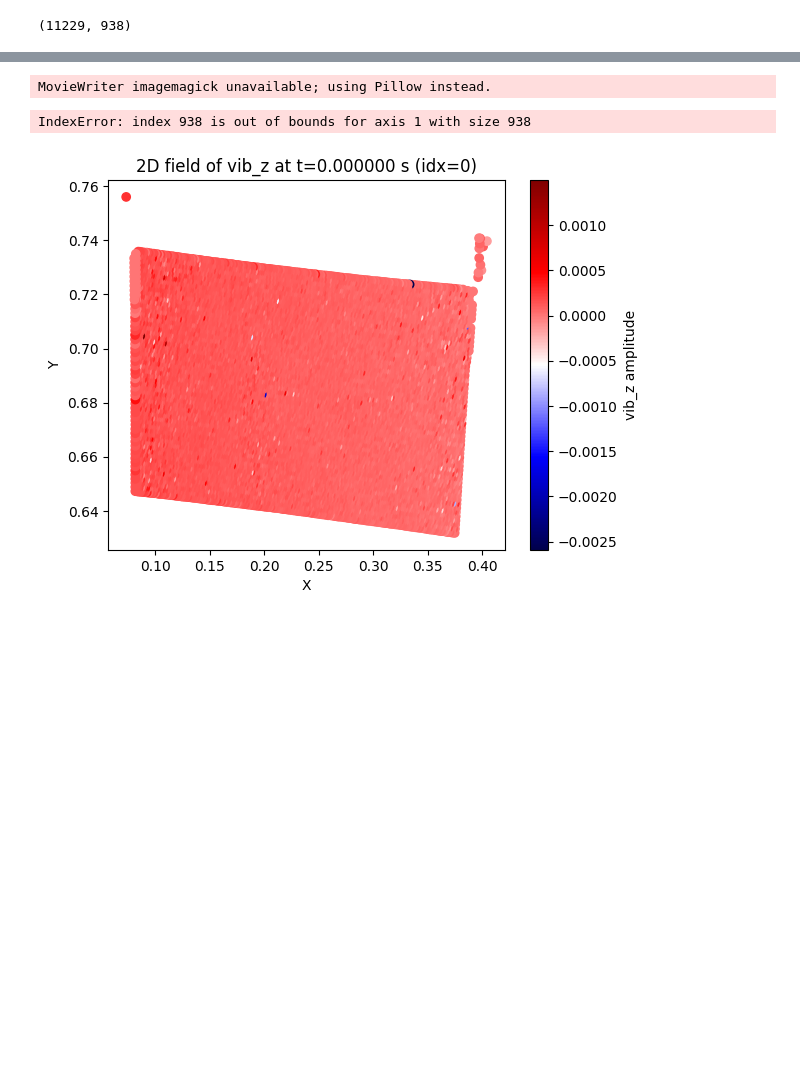
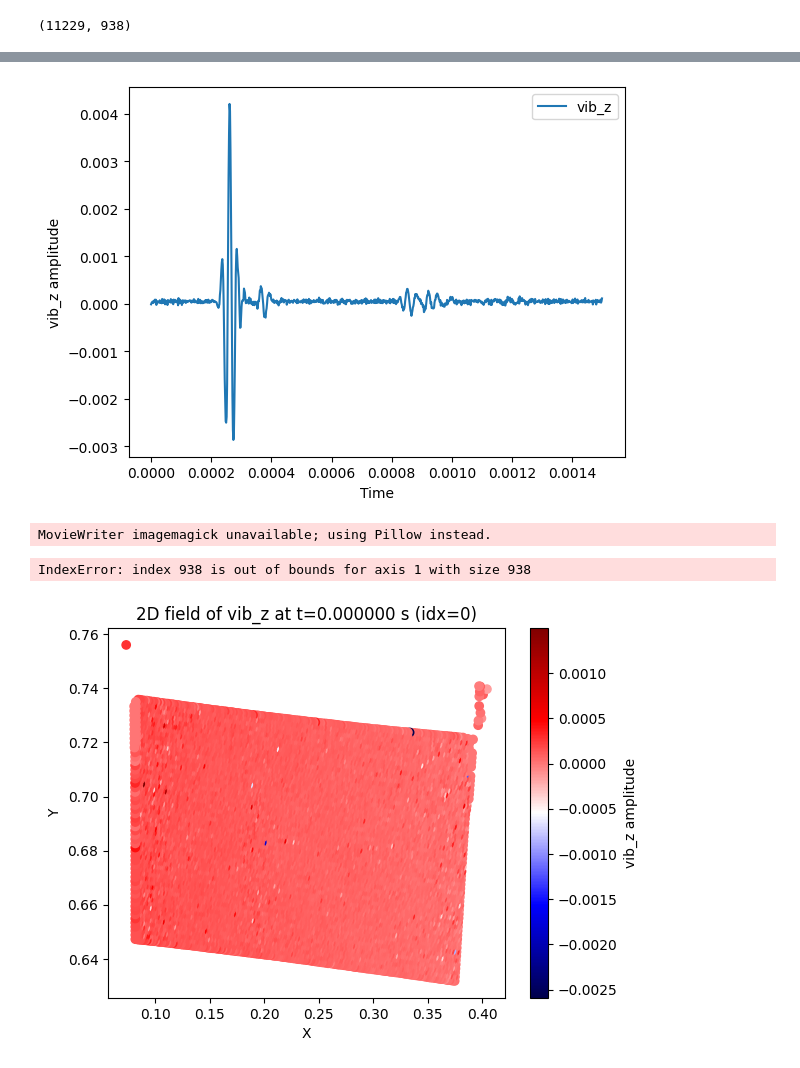
Before and after one commit to armercier/Hybrid-OED, a Jupyter notebook: src/scripts/load_data_LDV.ipynb, the cells around one changed output, grey strips where cells are left out. Saved outputs shown, nothing was run; the diff lists cells and outputs as text; code cells hidden in the pictures; blank space fills up the shorter version.

```diff
--- a/src/scripts/load_data_LDV.ipynb
+++ b/src/scripts/load_data_LDV.ipynb
@@ -276,3 +414,17 @@ print(vib_z.shape)
+# %%
+# display a single trace of vib_z at the center of the scan
+center_idx = np.argmin(np.linalg.norm(XYZ - XYZ.mean(axis=0), axis=0))
+
+# src_idx = 8000
+plt.figure()
+plt.plot(t, vib_z[center_idx, :], label="vib_z")
+plt.xlabel("Time")
+plt.ylabel("vib_z amplitude")
+# plt.title("Trace of vib_z at center of scan")
+plt.legend()
+plt.show()
+# %% [output]
+[figure, added]
 # %%
 # make a gif of the 2D wavefield of vib_z, saving only every 50 frames
 import matplotlib.pyplot as plt
```
Also changed, not shown: parts of 5 cells of this notebook, 3 other files.
